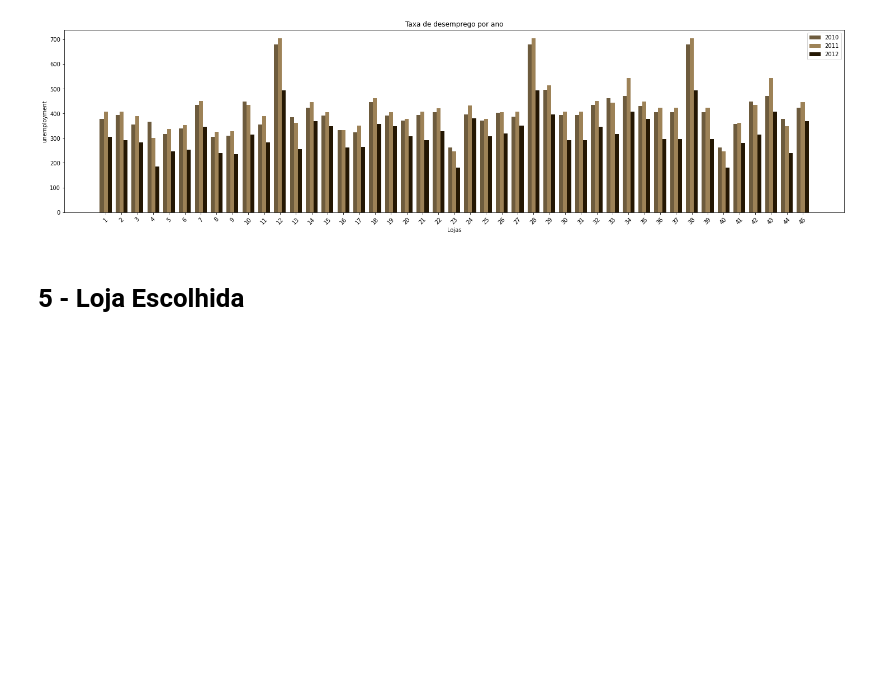
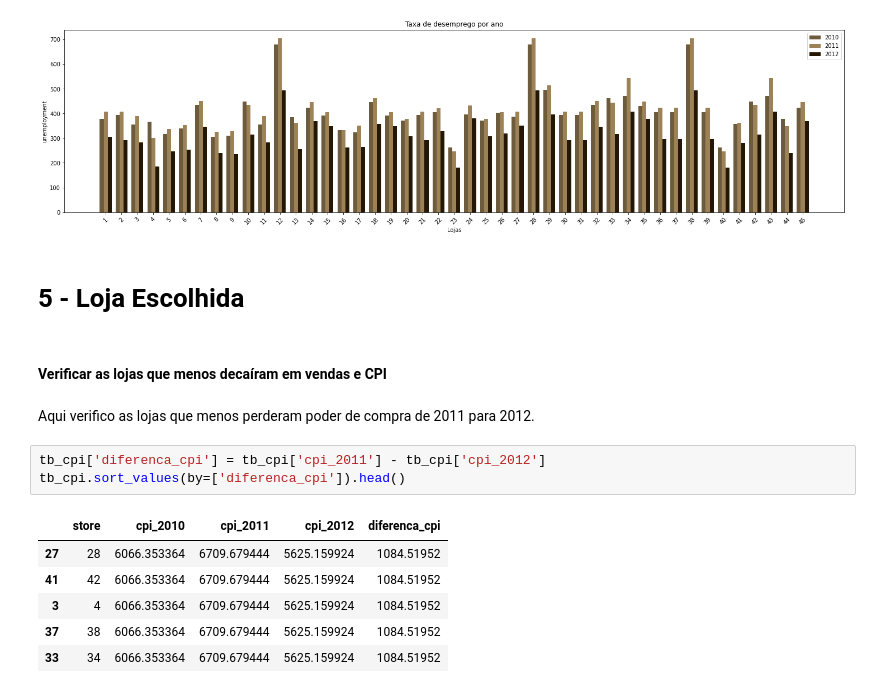
Before and after one commit to michellssGUi/dataScience, a Jupyter notebook: Wallmart_Melhor_Loja_2.ipynb, the cells around one changed output. Drawn from its saved outputs; the diff is of its cells as text; blank space fills up the shorter version.

```diff
--- a/Wallmart_Melhor_Loja_2.ipynb
+++ b/Wallmart_Melhor_Loja_2.ipynb
@@ -665,3 +676,17 @@ plt.show()
 [figure]
 # %% [markdown]
 # 5 - Loja Escolhida
+# %% [markdown]
+#### Verificar as lojas que menos decaíram em vendas e CPI
+# %% [markdown]
+Aqui verifico as lojas que menos perderam poder de compra de 2011 para 2012.
+# %%
+tb_cpi['diferenca_cpi'] = tb_cpi['cpi_2011'] - tb_cpi['cpi_2012']
+tb_cpi.sort_values(by=['diferenca_cpi']).head()
+# %% [output]
+|  | store | cpi_2010 | cpi_2011 | cpi_2012 | diferenca_cpi |
+| 27 | 28 | 6066.353364 | 6709.679444 | 5625.159924 | 1084.51952 |
+| 41 | 42 | 6066.353364 | 6709.679444 | 5625.159924 | 1084.51952 |
+| 3 | 4 | 6066.353364 | 6709.679444 | 5625.159924 | 1084.51952 |
+| 37 | 38 | 6066.353364 | 6709.679444 | 5625.159924 | 1084.51952 |
+| 33 | 34 | 6066.353364 | 6709.679444 | 5625.159924 | 1084.51952 |
```
Also changed, not shown: parts of 9 cells of this notebook.
